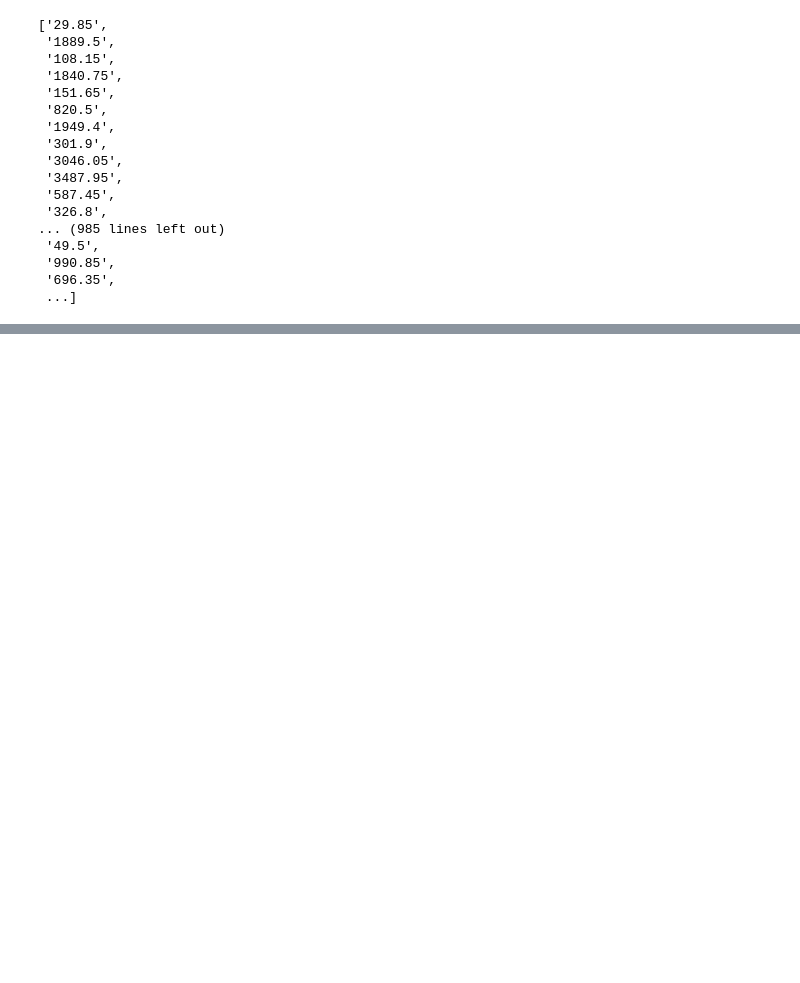
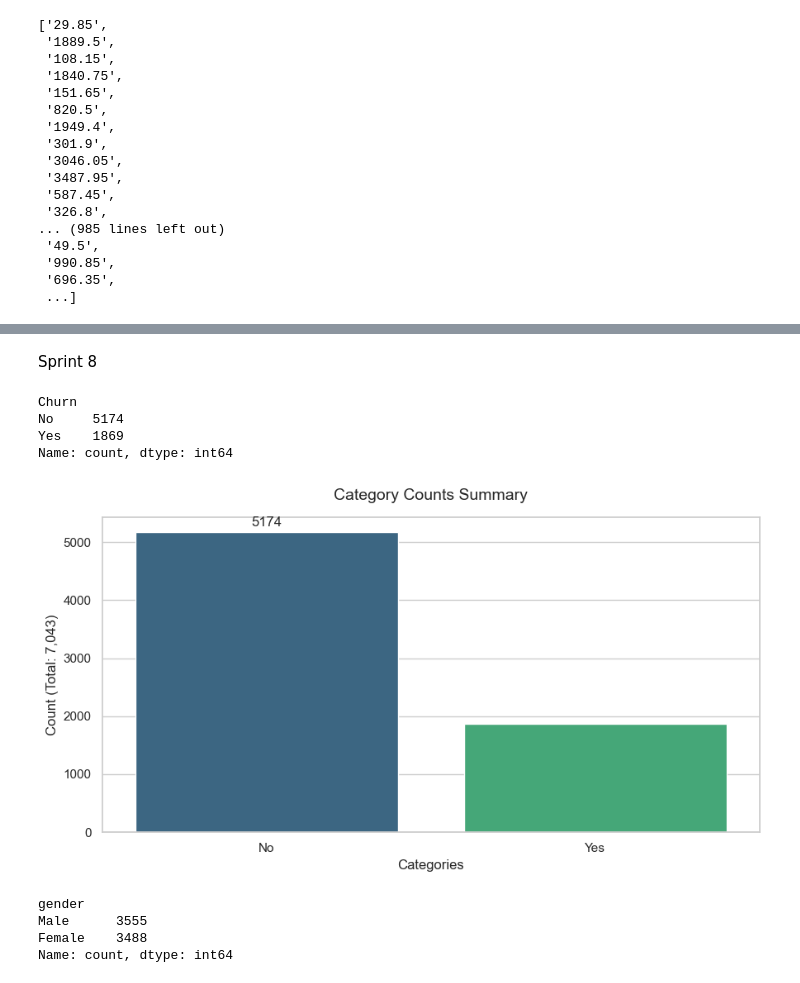
Before and after one commit to NimishDarne/Customer_Churn_Prediction, a Jupyter notebook: notebooks/01_data_understanding.ipynb, the cells around one changed output, grey strips where cells are left out. Saved outputs shown, nothing was run; the diff lists cells and outputs as text; code cells hidden in the pictures; blank space fills up the shorter version.

Commit message:
Completed initial exploratory data analysis

```diff
--- a/notebooks/01_data_understanding.ipynb
+++ b/notebooks/01_data_understanding.ipynb
@@ -323,0 +406,2 @@ df["TotalCharges"].unique().tolist()
+# %% [markdown]
+Sprint 8
@@ -323,0 +411,33 @@ df["TotalCharges"].unique().tolist()
+# %%
+df['Churn'].value_counts()
+# %% [output]
+Churn
+No     5174
+Yes    1869
+Name: count, dtype: int64
+# %%
+sns.set_theme(style="whitegrid")
+plt.figure(figsize=(9, 5))
+
+# 3. Create the count plot in ONE line
+
+ax = sns.countplot(data=df, x='Churn', hue='Churn', palette='viridis', legend=False)
+
+# 4. Add the exact numbers on top of each bar automatically
+ax.bar_label(ax.containers[0], padding=3)
+
+# 5. Add titles and show
+plt.title("Category Counts Summary", fontsize=14, pad=15)
+plt.xlabel("Categories")
+plt.ylabel("Count (Total: 7,043)")
+plt.tight_layout()
+plt.show()
+# %% [output]
+[figure, added]
+# %%
+df['gender'].value_counts()
+# %% [output]
+gender
+Male      3555
+Female    3488
+Name: count, dtype: int64
```
Also changed, not shown: parts of 10 cells of this notebook, 4 other files.
